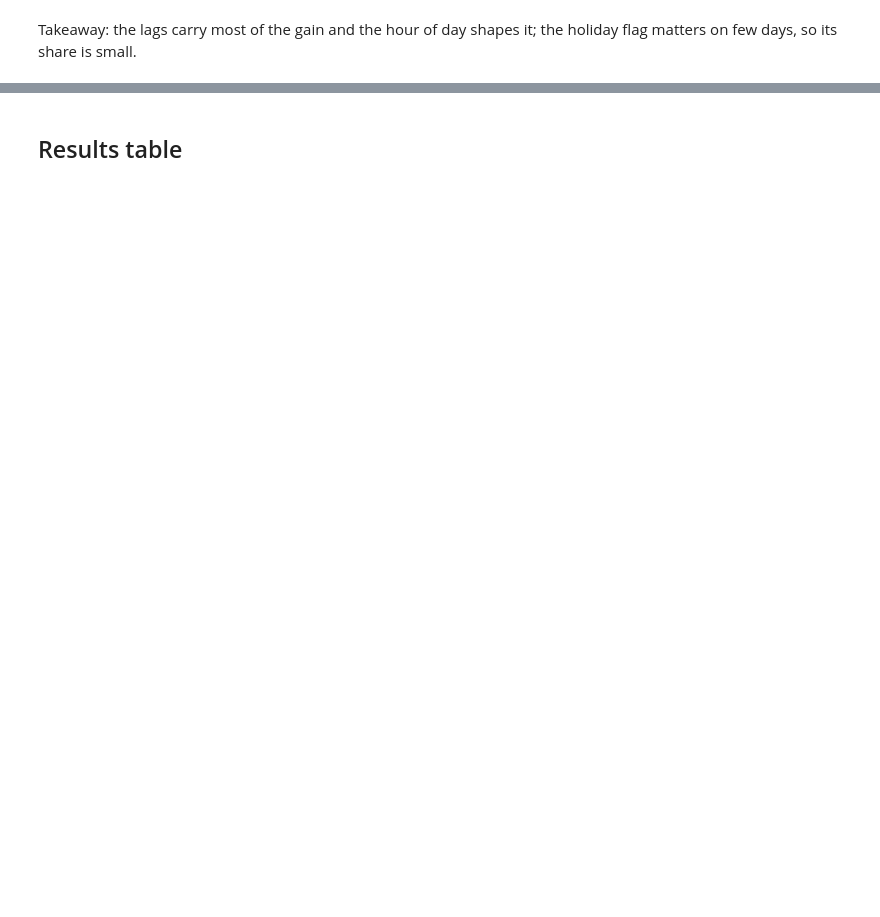
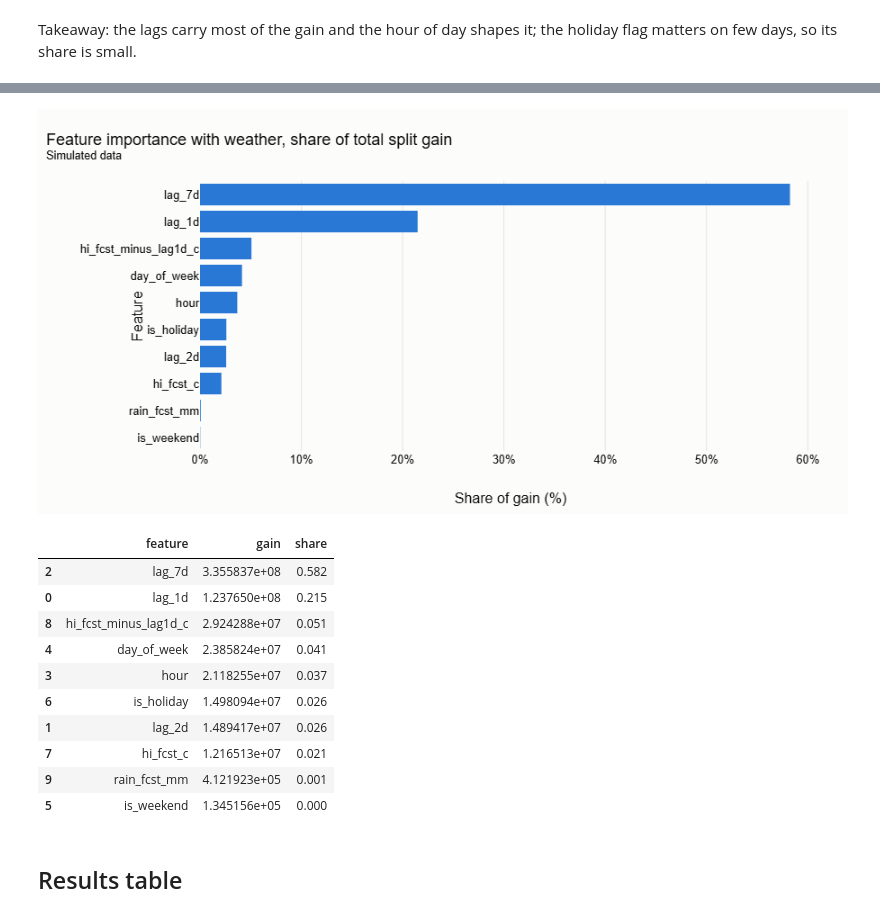
Before and after one commit to msmeralco/TeamALVENTUR, a Jupyter notebook: silip/notebooks/03_features_and_preprocessing.ipynb, the cells around one changed output, grey strips where cells are left out. Drawn from its saved outputs; the diff is of its cells as text; code cells hidden in the pictures; blank space fills up the shorter version.

```diff
--- a/silip/notebooks/03_features_and_preprocessing.ipynb
+++ b/silip/notebooks/03_features_and_preprocessing.ipynb
@@ -207,3 +274,25 @@ Takeaway: the lags carry most of the gain and the hour of day shapes it; the hol
+# %%
+wmodel = fit_load_model(wtable[wtable["ts"] < FOLDS[-1]], QUICK, LOAD_FEATURES_WEATHER)
+wimportance = pd.DataFrame({"feature": LOAD_FEATURES_WEATHER, "gain": wmodel.booster_.feature_importance("gain")})
+wimportance["share"] = wimportance["gain"] / wimportance["gain"].sum()
+fig = px.bar(wimportance.sort_values("share"), x="share", y="feature", orientation="h", color_discrete_sequence=COLORS[:1])
+fig.update_xaxes(tickformat=".0%")
+fig.update_layout(margin={"l": 180})
+label(fig, "Feature importance with weather, share of total split gain", "Share of gain (%)", "Feature").show()
+wimportance.sort_values("share", ascending=False).round(3)
+# %% [output]
+[figure, added]
+|  | feature | gain | share |
+| 2 | lag_7d | 3.355837e+08 | 0.582 |
+| 0 | lag_1d | 1.237650e+08 | 0.215 |
+| 8 | hi_fcst_minus_lag1d_c | 2.924288e+07 | 0.051 |
+| 4 | day_of_week | 2.385824e+07 | 0.041 |
+| 3 | hour | 2.118255e+07 | 0.037 |
+| 6 | is_holiday | 1.498094e+07 | 0.026 |
+| 1 | lag_2d | 1.489417e+07 | 0.026 |
+| 7 | hi_fcst_c | 1.216513e+07 | 0.021 |
+| 9 | rain_fcst_mm | 4.121923e+05 | 0.001 |
+| 5 | is_weekend | 1.345156e+05 | 0.000 |
 # %% [markdown]
 ## Results table
 # %%
```
Also changed, not shown: parts of 12 cells of this notebook, 8 other files.
